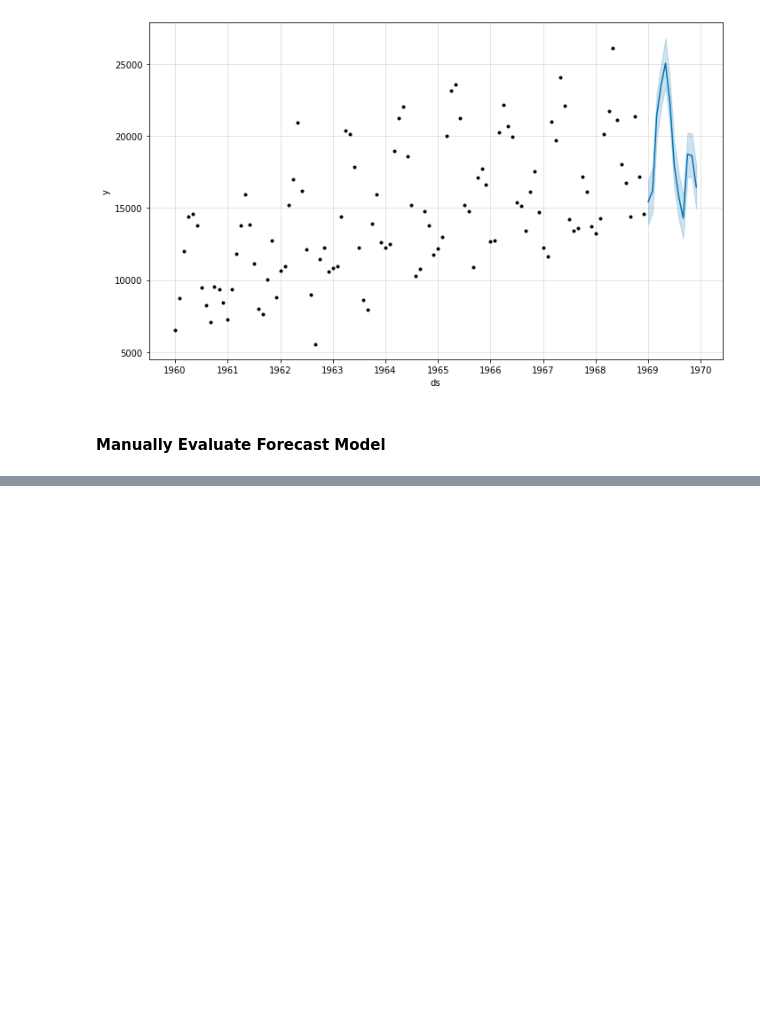
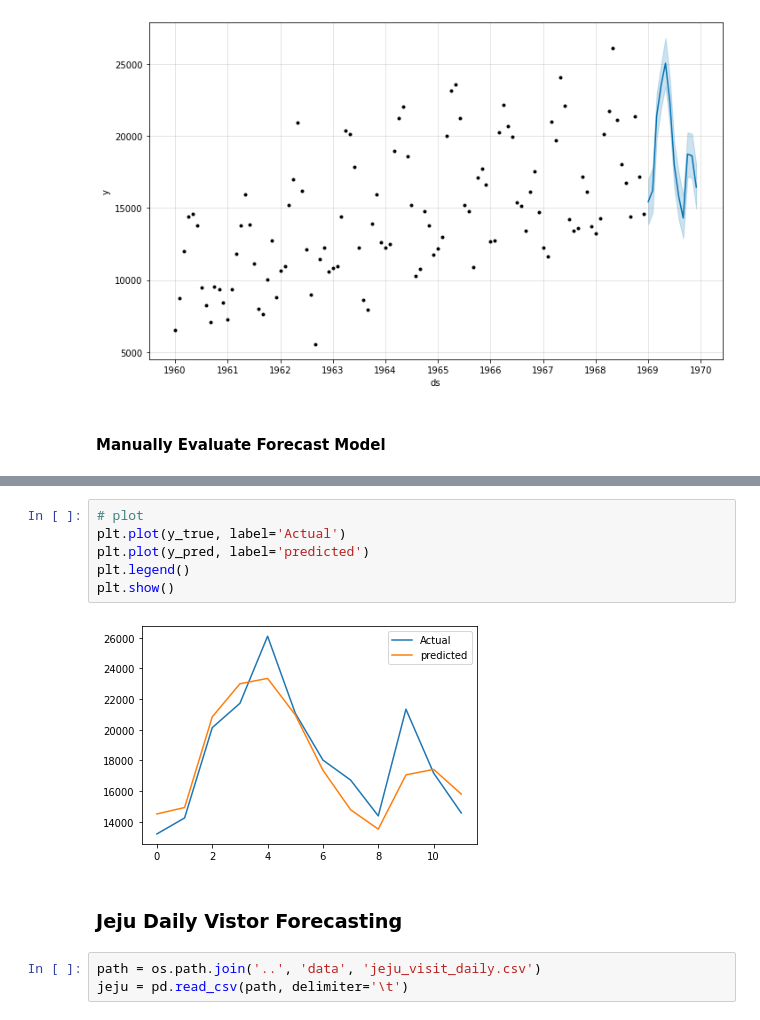
Before and after one commit to lepetitprinz/Time-Series-Forecasting, a Jupyter notebook: Time Series Forecasting with Prophet.ipynb, the cells around one changed output, grey strips where cells are left out. Cells and saved outputs as stored; diff of their text form; blank space fills up the shorter version.

```diff
--- a/Time Series Forecasting with Prophet.ipynb
+++ b/Time Series Forecasting with Prophet.ipynb
@@ -122,0 +124,13 @@ MAE: 1049.02
+# %%
+# plot
+plt.plot(y_true, label='Actual')
+plt.plot(y_pred, label='predicted')
+plt.legend()
+plt.show()
+# %% [output]
+[figure, added]
+# %% [markdown]
+### Jeju Daily Vistor Forecasting
+# %%
+path = os.path.join('..', 'data', 'jeju_visit_daily.csv')
+jeju = pd.read_csv(path, delimiter='\t')
```
Also changed, not shown: parts of 12 cells of this notebook.
